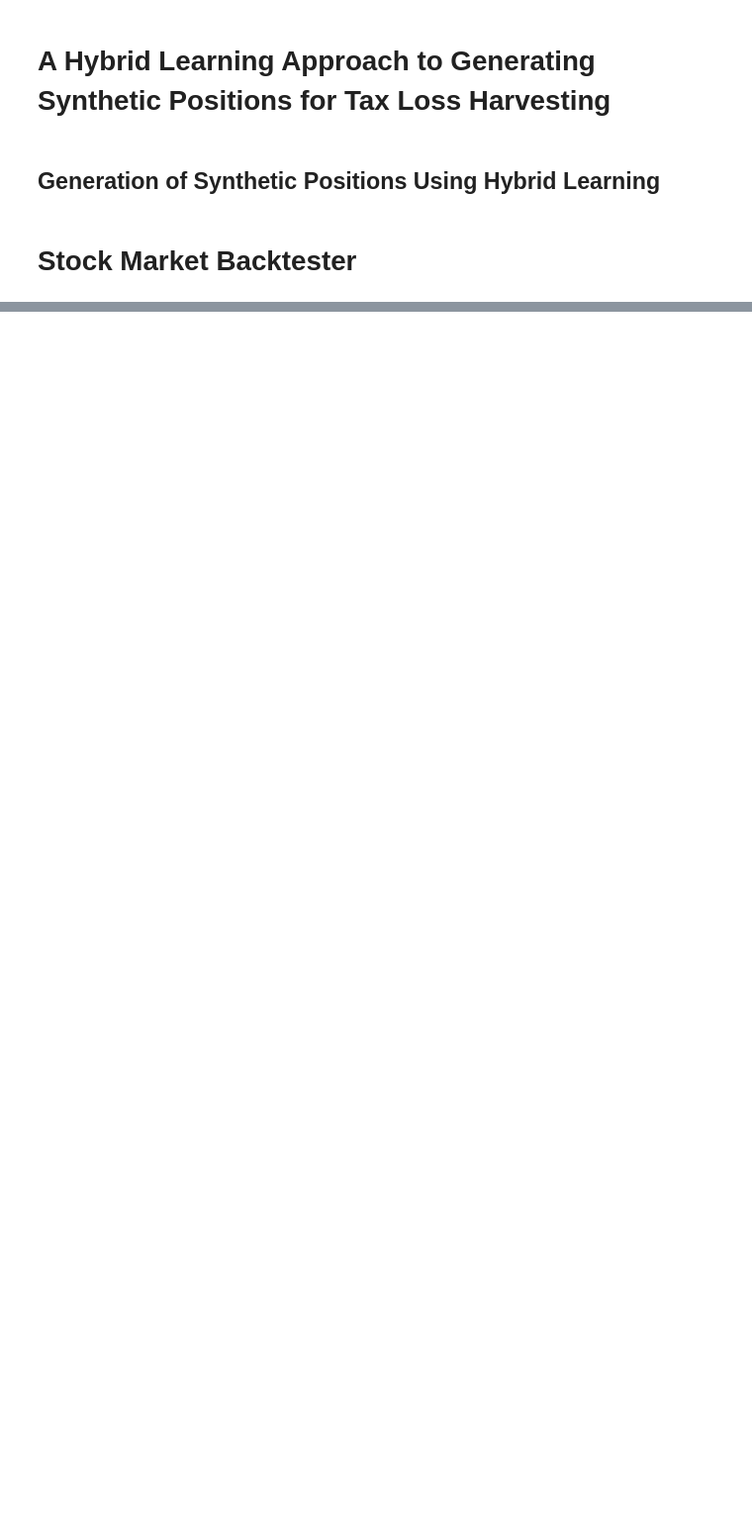
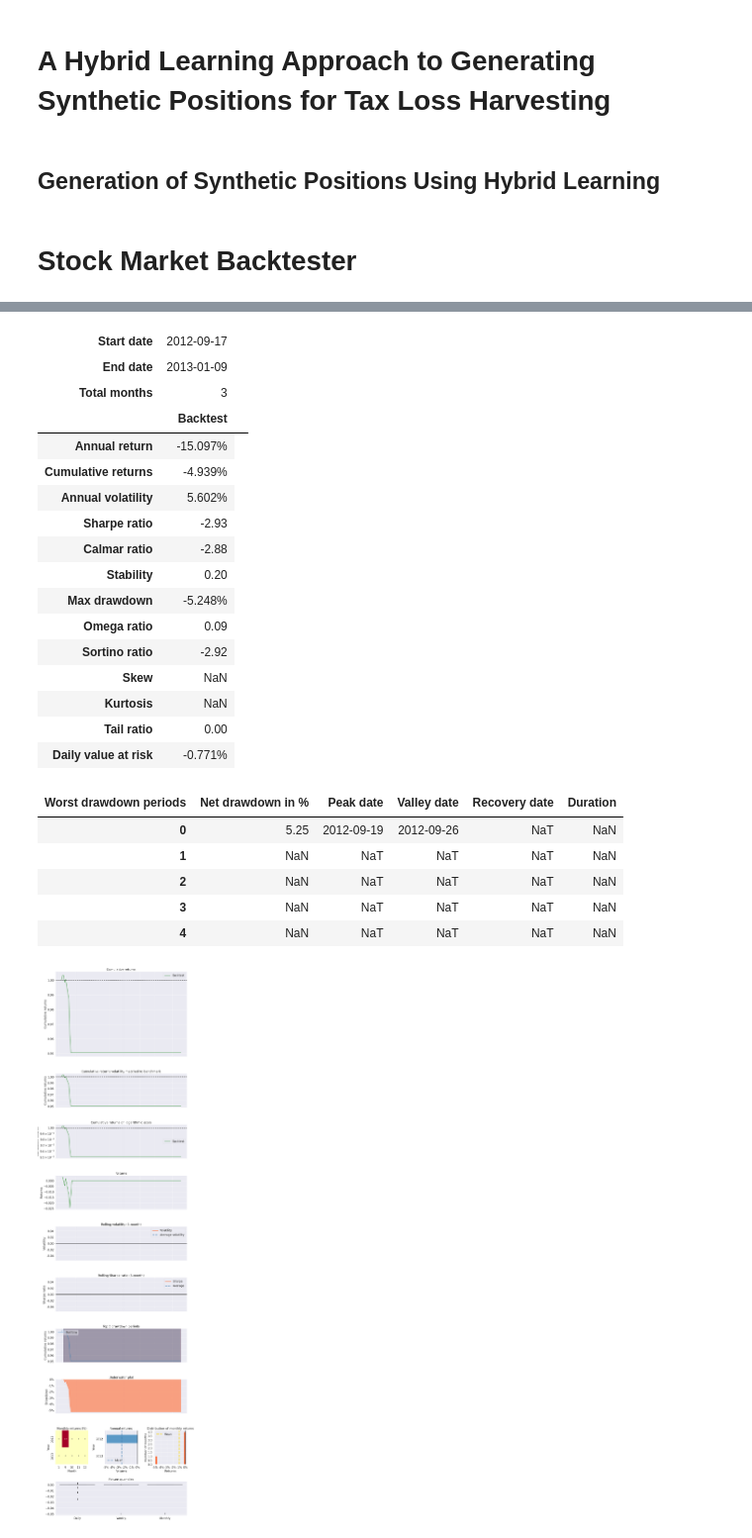
Before and after one commit to NikhilAPatel/A-Hybrid-Learning-Approach-to-Generating-Synthetic-Positions-for-Tax-Loss-Harvesting, a Jupyter notebook: model.ipynb, the cells around one changed output, grey strips where cells are left out. Shown: that part at 99% size. Cells and saved outputs as stored; diff of their text form; code cells hidden in the pictures; blank space fills up the shorter version.

```diff
--- a/model.ipynb
+++ b/model.ipynb
@@ -85,9 +86,16 @@ class Stock:
     def get_pct_change(self):
         """Gets the percent change of the stock based on the average cost
         """
+        change = self.get_change()
+        return 100*(change/self.avg_cost)
+
+    def get_change(self) -> float:
+        """Gets the difference between the stock's average purchase price and its current price
+        :returns change: float
+        """
         current_price = get_stock_price(self.ticker, current_date, Time.CLOSE)
-        change = current_price - self.avg_cost
-        return 100*(change/self.avg_cost)
+        return current_price - self.avg_cost
+
 
 
 class Portfolio:
@@ -213,7 +221,7 @@ class Portfolio:
         """
         identified_losers = []
         for owned_stock in self.stocks.keys():
-            if self.stocks[owned_stock].get_pct_change()<=-5:
+            if self.stocks[owned_stock].get_change()<= -1*(0.05*self.value):
                 identified_losers.append(owned_stock)
         return identified_losers
 # %%
@@ -251,2 +274,27 @@ print(h_l_portfolio.value)
 # %%
-#pf.create_returns_tear_sheet(returns)
+pf.create_returns_tear_sheet(returns)
+# %% [output]
+| Start date | 2012-09-17 |  |
+| End date | 2013-01-09 |  |
+| Total months | 3 |  |
+|  | Backtest |
+| Annual return | -15.097% |
+| Cumulative returns | -4.939% |
+| Annual volatility | 5.602% |
+| Sharpe ratio | -2.93 |
+| Calmar ratio | -2.88 |
+| Stability | 0.20 |
+| Max drawdown | -5.248% |
+| Omega ratio | 0.09 |
+| Sortino ratio | -2.92 |
+| Skew | NaN |
+| Kurtosis | NaN |
+| Tail ratio | 0.00 |
+| Daily value at risk | -0.771% |
+| Worst drawdown periods | Net drawdown in % | Peak date | Valley date | Recovery date | Duration |
+| 0 | 5.25 | 2012-09-19 | 2012-09-26 | NaT | NaN |
+| 1 | NaN | NaT | NaT | NaT | NaN |
+| 2 | NaN | NaT | NaT | NaT | NaN |
+| 3 | NaN | NaT | NaT | NaT | NaN |
+| 4 | NaN | NaT | NaT | NaT | NaN |
+[figure, added]
```
Also changed, not shown: parts of 2 cells of this notebook.
